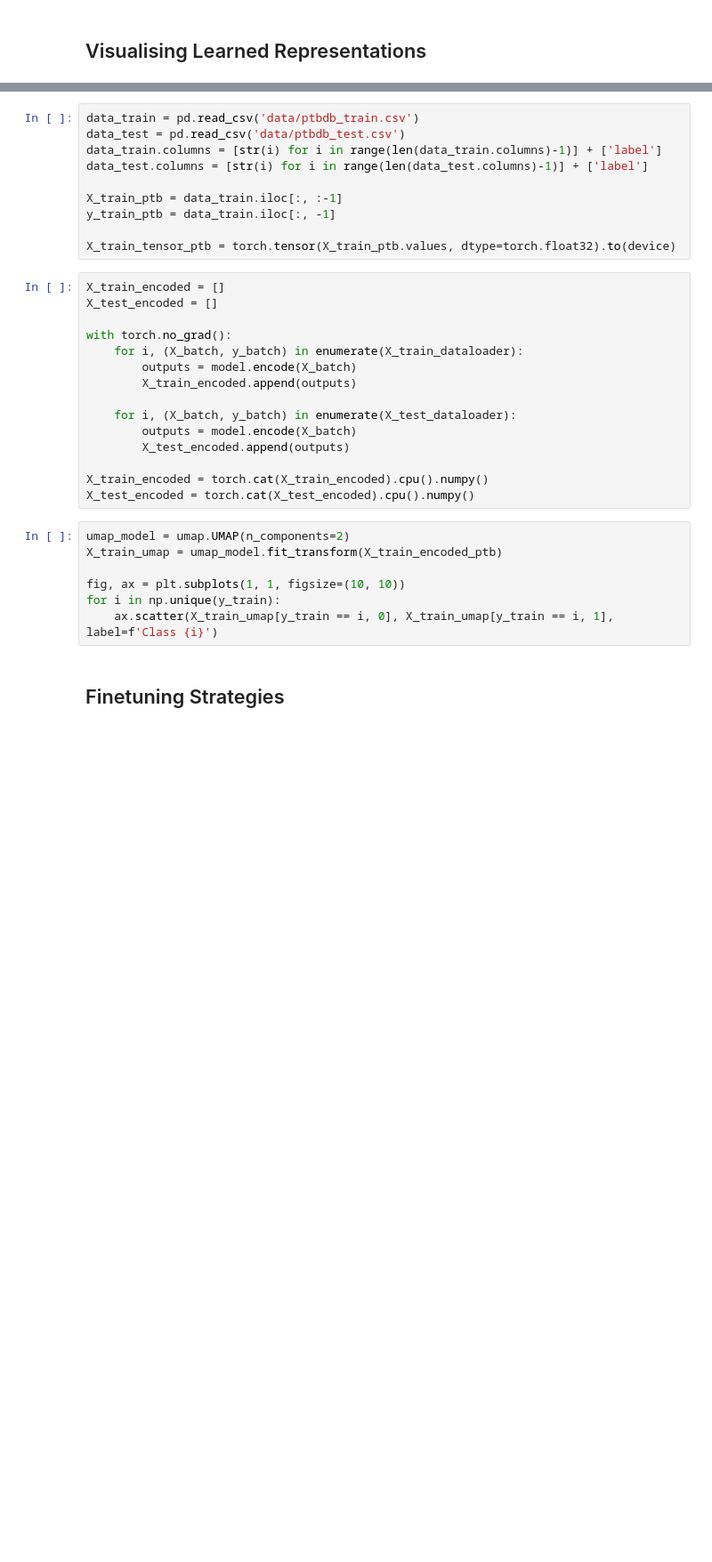
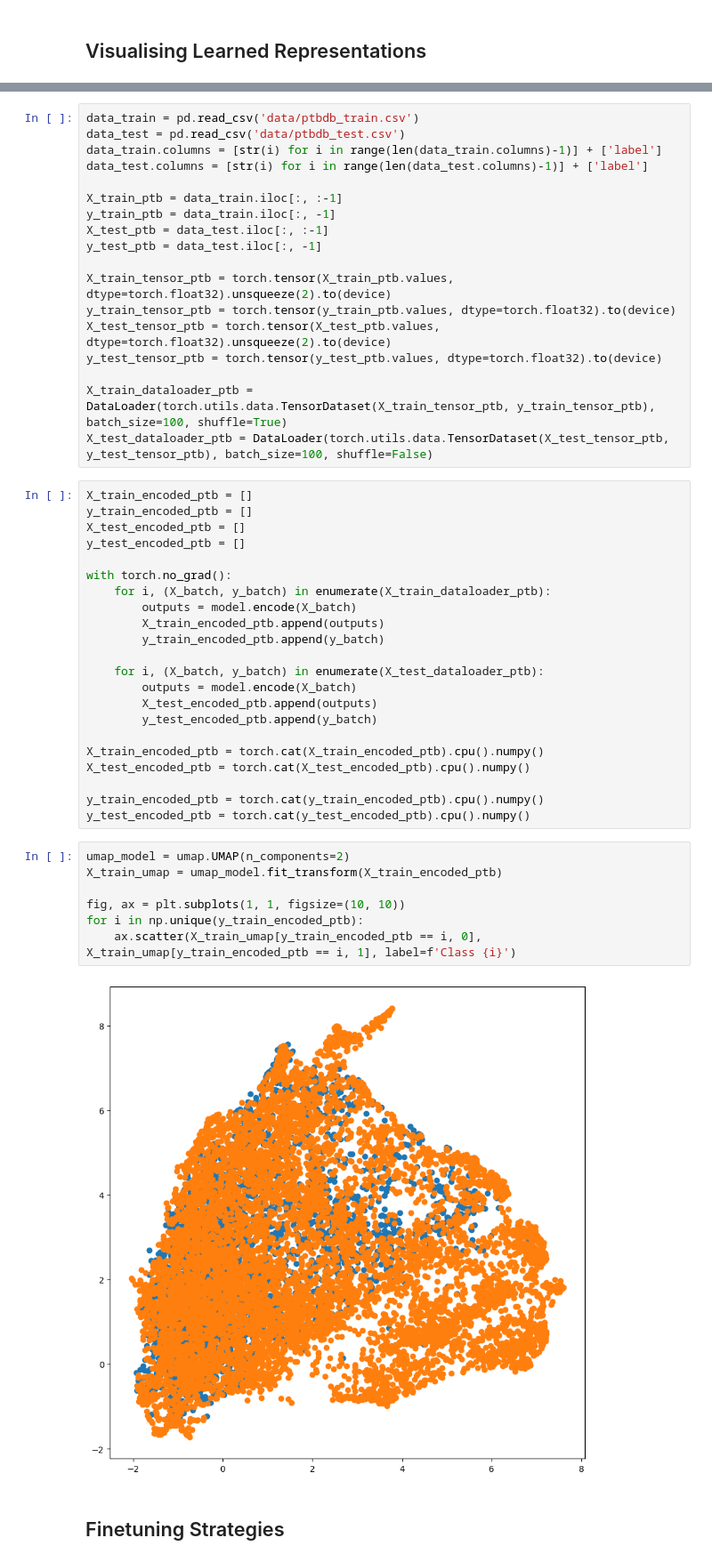
Before and after one commit to jlohunecke/ML4HC_project2, a Jupyter notebook: proj2_pt2.ipynb, the cells around one changed output, grey strips where cells are left out. Shown at 89% size. Cells and saved outputs as stored; diff of their text form; blank space fills up the shorter version.

```diff
--- a/proj2_pt2.ipynb
+++ b/proj2_pt2.ipynb
@@ -371,29 +385,46 @@ data_test.columns = [str(i) for i in range(len(data_test.columns)-1)] + ['label'
 
 X_train_ptb = data_train.iloc[:, :-1]
 y_train_ptb = data_train.iloc[:, -1]
+X_test_ptb = data_test.iloc[:, :-1]
+y_test_ptb = data_test.iloc[:, -1]
 
-X_train_tensor_ptb = torch.tensor(X_train_ptb.values, dtype=torch.float32).to(device)
+X_train_tensor_ptb = torch.tensor(X_train_ptb.values, dtype=torch.float32).unsqueeze(2).to(device)
+y_train_tensor_ptb = torch.tensor(y_train_ptb.values, dtype=torch.float32).to(device)
+X_test_tensor_ptb = torch.tensor(X_test_ptb.values, dtype=torch.float32).unsqueeze(2).to(device)
+y_test_tensor_ptb = torch.tensor(y_test_ptb.values, dtype=torch.float32).to(device)
+
+X_train_dataloader_ptb = DataLoader(torch.utils.data.TensorDataset(X_train_tensor_ptb, y_train_tensor_ptb), batch_size=100, shuffle=True)
+X_test_dataloader_ptb = DataLoader(torch.utils.data.TensorDataset(X_test_tensor_ptb, y_test_tensor_ptb), batch_size=100, shuffle=False)
 # %%
-X_train_encoded = []
-X_test_encoded = []
+X_train_encoded_ptb = []
+y_train_encoded_ptb = []
+X_test_encoded_ptb = []
+y_test_encoded_ptb = []
 
 with torch.no_grad():
-    for i, (X_batch, y_batch) in enumerate(X_train_dataloader):
+    for i, (X_batch, y_batch) in enumerate(X_train_dataloader_ptb):
         outputs = model.encode(X_batch)
-        X_train_encoded.append(outputs)
+        X_train_encoded_ptb.append(outputs)
+        y_train_encoded_ptb.append(y_batch)
 
-    for i, (X_batch, y_batch) in enumerate(X_test_dataloader):
+    for i, (X_batch, y_batch) in enumerate(X_test_dataloader_ptb):
         outputs = model.encode(X_batch)
-        X_test_encoded.append(outputs)
+        X_test_encoded_ptb.append(outputs)
+        y_test_encoded_ptb.append(y_batch)
 
-X_train_encoded = torch.cat(X_train_encoded).cpu().numpy()
-X_test_encoded = torch.cat(X_test_encoded).cpu().numpy()
+X_train_encoded_ptb = torch.cat(X_train_encoded_ptb).cpu().numpy()
+X_test_encoded_ptb = torch.cat(X_test_encoded_ptb).cpu().numpy()
+
+y_train_encoded_ptb = torch.cat(y_train_encoded_ptb).cpu().numpy()
+y_test_encoded_ptb = torch.cat(y_test_encoded_ptb).cpu().numpy()
 # %%
 umap_model = umap.UMAP(n_components=2)
 X_train_umap = umap_model.fit_transform(X_train_encoded_ptb)
 
 fig, ax = plt.subplots(1, 1, figsize=(10, 10))
-for i in np.unique(y_train):
-    ax.scatter(X_train_umap[y_train == i, 0], X_train_umap[y_train == i, 1], label=f'Class {i}')
+for i in np.unique(y_train_encoded_ptb):
+    ax.scatter(X_train_umap[y_train_encoded_ptb == i, 0], X_train_umap[y_train_encoded_ptb == i, 1], label=f'Class {i}')
+# %% [output]
+[figure, added]
 # %% [markdown]
 ## Finetuning Strategies
```
Also changed, not shown: parts of 24 cells of this notebook, 5 other files.
